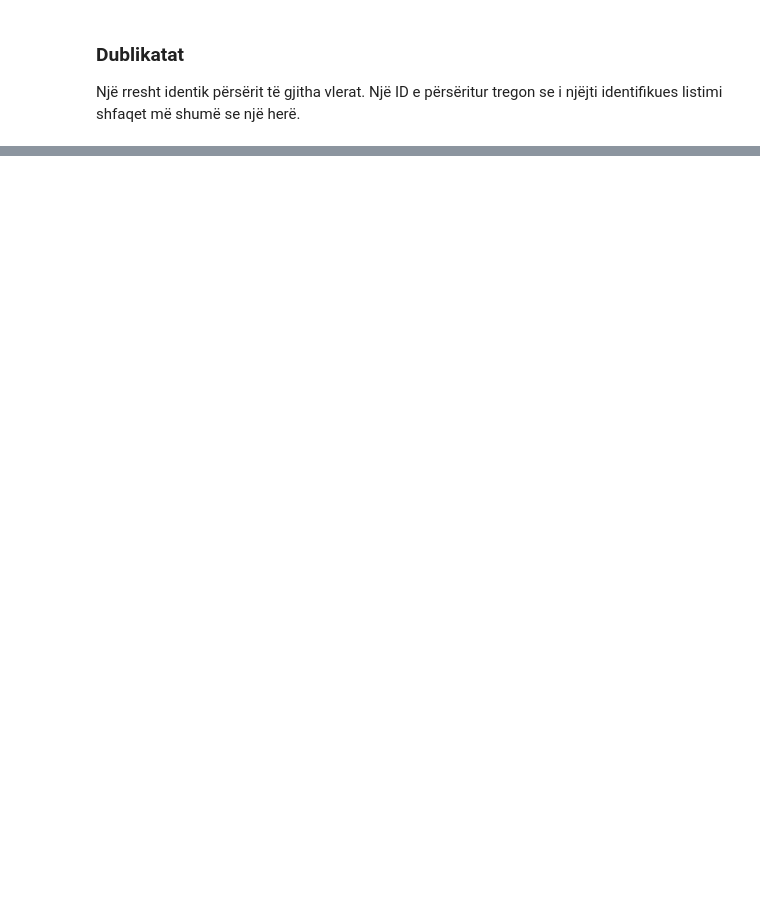
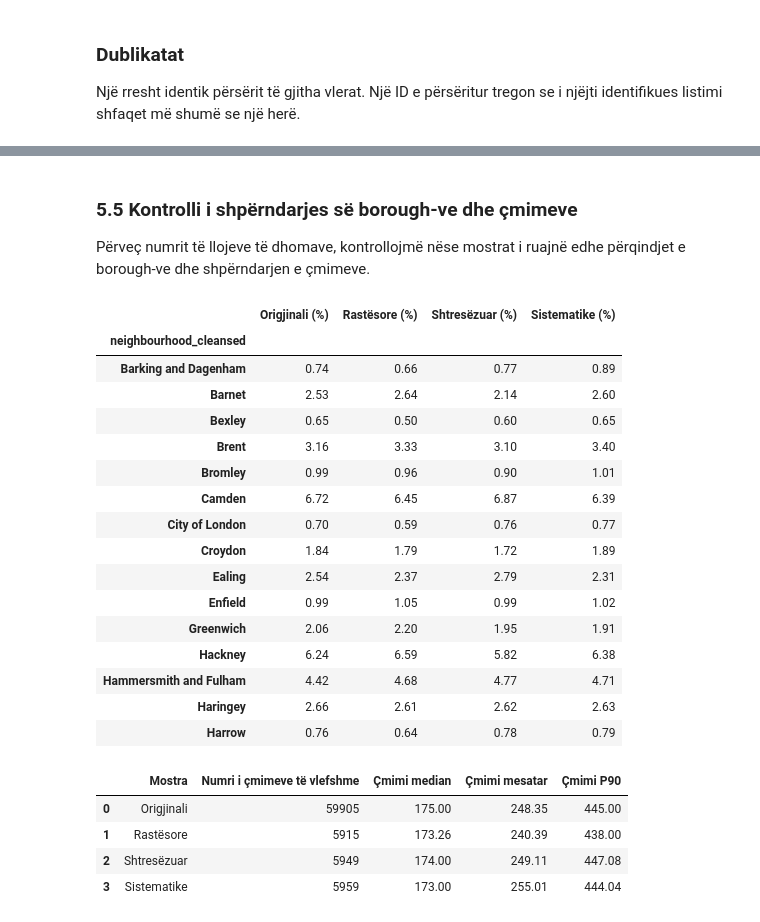
Before and after one commit to yllkeberisha/pvdh_group_10, a Jupyter notebook: notebooks/01_inspektimi_dhe_kualiteti.ipynb, the cells around one changed output, grey strips where cells are left out. Saved outputs shown, nothing was run; the diff lists cells and outputs as text; code cells hidden in the pictures; blank space fills up the shorter version.

Commit message:
add data sampling analysis

```diff
--- a/notebooks/01_inspektimi_dhe_kualiteti.ipynb
+++ b/notebooks/01_inspektimi_dhe_kualiteti.ipynb
@@ -147,0 +390,9 @@ print("ID listimesh të përsëritura:", int(raw["id"].duplicated().sum()))
+# %%
+if "room_type" in raw.columns:
+    sample_stratified = (
+        raw.groupby("room_type", group_keys=False)
+           .sample(frac=0.10, random_state=42)
+    )
+
+    print("Madhësia e mostrës së shtresëzuar:", len(sample_stratified))
+    display(sample_stratified["room_type"].value_counts().to_frame("Numri në mostër"))
@@ -147,0 +411,6 @@ print("ID listimesh të përsëritura:", int(raw["id"].duplicated().sum()))
+# %%
+k = 10
+sample_systematic = raw.iloc[::k].copy()
+
+print("Madhësia e mostrës sistematike:", len(sample_systematic))
+display(sample_systematic.head())
@@ -147,0 +480,61 @@ print("ID listimesh të përsëritura:", int(raw["id"].duplicated().sum()))
+# %% [markdown]
+### 5.5 Kontrolli i shpërndarjes së borough-ve dhe çmimeve
+
+Përveç numrit të llojeve të dhomave, kontrollojmë nëse mostrat i ruajnë edhe përqindjet e borough-ve dhe shpërndarjen e çmimeve.
+# %%
+# Krahasimi i borough-ve në dataset dhe në mostra
+if "neighbourhood_cleansed" in raw.columns:
+    borough_distribution = pd.DataFrame({
+        "Origjinali (%)": raw["neighbourhood_cleansed"].value_counts(normalize=True) * 100,
+        "Rastësore (%)": sample_random["neighbourhood_cleansed"].value_counts(normalize=True) * 100,
+        "Shtresëzuar (%)": sample_stratified["neighbourhood_cleansed"].value_counts(normalize=True) * 100,
+        "Sistematike (%)": sample_systematic["neighbourhood_cleansed"].value_counts(normalize=True) * 100
+    }).fillna(0).round(2)
+
+    display(borough_distribution.head(15))
+
+# Krahasimi i çmimeve me disa statistika të thjeshta
+def statistika_cmimit(df, emri):
+    cmimi = pd.to_numeric(
+        df["price"].astype(str).str.replace("$", "", regex=False).str.replace(",", "", regex=False),
+        errors="coerce"
+    )
+    return {
+        "Mostra": emri,
+        "Numri i çmimeve të vlefshme": cmimi.notna().sum(),
+        "Çmimi median": cmimi.median(),
+        "Çmimi mesatar": cmimi.mean(),
+        "Çmimi P90": cmimi.quantile(0.90)
+    }
+
+krahasimi_cmimit = pd.DataFrame([
+    statistika_cmimit(raw, "Origjinali"),
+    statistika_cmimit(sample_random, "Rastësore"),
+    statistika_cmimit(sample_stratified, "Shtresëzuar"),
+    statistika_cmimit(sample_systematic, "Sistematike")
+])
+
+display(krahasimi_cmimit.round(2))
+# %% [output]
+|  | Origjinali (%) | Rastësore (%) | Shtresëzuar (%) | Sistematike (%) |
+| neighbourhood_cleansed |  |  |  |  |
+| Barking and Dagenham | 0.74 | 0.66 | 0.77 | 0.89 |
+| Barnet | 2.53 | 2.64 | 2.14 | 2.60 |
+| Bexley | 0.65 | 0.50 | 0.60 | 0.65 |
+| Brent | 3.16 | 3.33 | 3.10 | 3.40 |
+| Bromley | 0.99 | 0.96 | 0.90 | 1.01 |
+| Camden | 6.72 | 6.45 | 6.87 | 6.39 |
+| City of London | 0.70 | 0.59 | 0.76 | 0.77 |
+| Croydon | 1.84 | 1.79 | 1.72 | 1.89 |
+| Ealing | 2.54 | 2.37 | 2.79 | 2.31 |
+| Enfield | 0.99 | 1.05 | 0.99 | 1.02 |
+| Greenwich | 2.06 | 2.20 | 1.95 | 1.91 |
+| Hackney | 6.24 | 6.59 | 5.82 | 6.38 |
+| Hammersmith and Fulham | 4.42 | 4.68 | 4.77 | 4.71 |
+| Haringey | 2.66 | 2.61 | 2.62 | 2.63 |
+| Harrow | 0.76 | 0.64 | 0.78 | 0.79 |
+|  | Mostra | Numri i çmimeve të vlefshme | Çmimi median | Çmimi mesatar | Çmimi P90 |
+| 0 | Origjinali | 59905 | 175.00 | 248.35 | 445.00 |
+| 1 | Rastësore | 5915 | 173.26 | 240.39 | 438.00 |
+| 2 | Shtresëzuar | 5949 | 174.00 | 249.11 | 447.08 |
+| 3 | Sistematike | 5959 | 173.00 | 255.01 | 444.04 |
```
Also changed, not shown: parts of 36 cells of this notebook.
